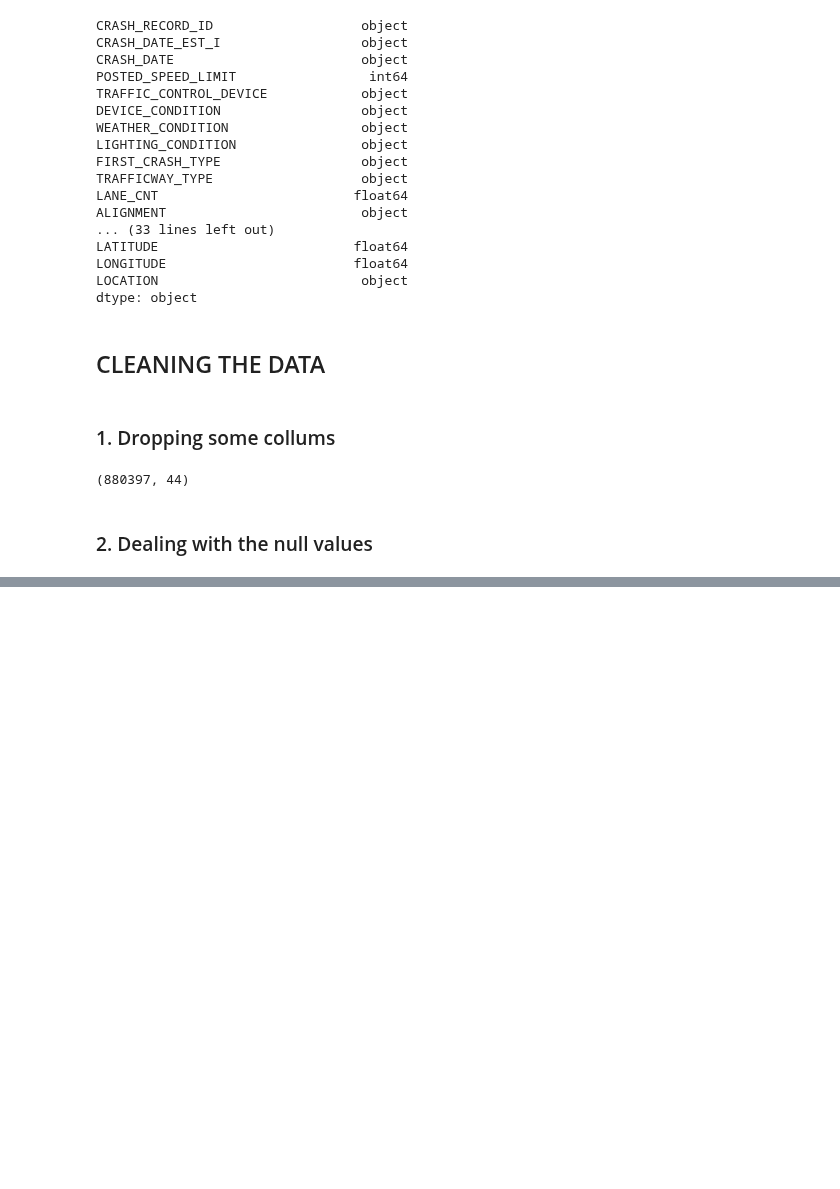
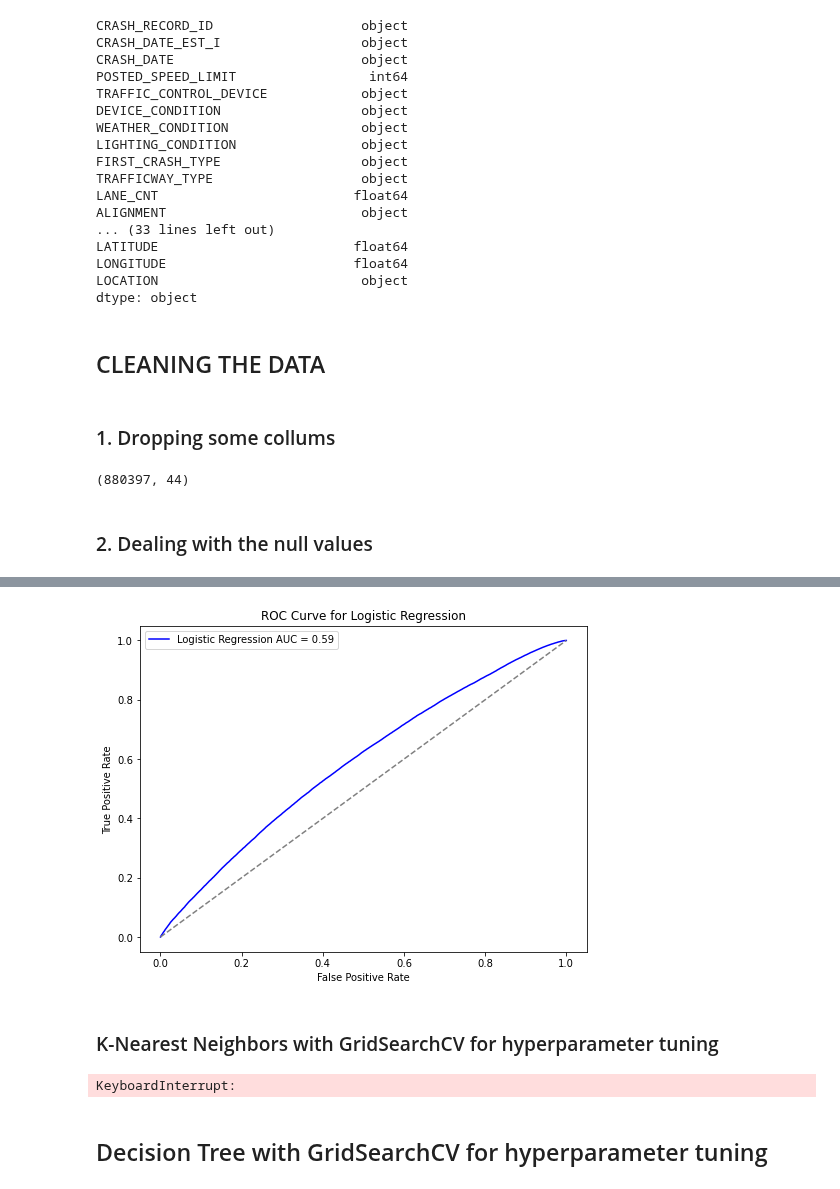
Before and after one commit to Cynthia-Njambi/City-of-Chicago-Traffic-Crashes-Project, a Jupyter notebook: groups/aggrey.ipynb, the cells around one changed output, grey strips where cells are left out. Drawn from its saved outputs; the diff is of its cells as text; code cells hidden in the pictures; blank space fills up the shorter version.

```diff
--- a/groups/aggrey.ipynb
+++ b/groups/aggrey.ipynb
@@ -115,0 +309,48 @@ df1.shape
+# %%
+y_prob_logreg = logreg.predict_proba(X_test_pca)[:, 1]
+fpr, tpr, thresholds = roc_curve(y_test, y_prob_logreg, pos_label=1)
+roc_auc = auc(fpr, tpr)
+
+plt.figure(figsize=(8, 6))
+plt.plot(fpr, tpr, color='blue', label=f'Logistic Regression AUC = {roc_auc:.2f}')
+plt.plot([0, 1], [0, 1], color='gray', linestyle='--')
+plt.xlabel('False Positive Rate')
+plt.ylabel('True Positive Rate')
+plt.title('ROC Curve for Logistic Regression')
+plt.legend()
+plt.show()
+# %% [output]
+[figure, added]
+# %% [markdown]
+### K-Nearest Neighbors with GridSearchCV for hyperparameter tuning
+# %%
+from sklearn.model_selection import GridSearchCV
+from sklearn.neighbors import KNeighborsClassifier
+from sklearn.tree import DecisionTreeClassifier, plot_tree
+
+
+
+knn = KNeighborsClassifier()
+param_grid_knn = {'n_neighbors': [3, 5, 7]}
+grid_search_knn = GridSearchCV(knn, param_grid_knn, cv=5)
+grid_search_knn.fit(X_train_pca, y_train)
+print("\nBest Hyperparameters for KNN:", grid_search_knn.best_params_)
+y_pred_knn = grid_search_knn.predict(X_test_pca)
+
+
+accuracy_rf = accuracy_score(y_test, y_pred_knn)
+precision_rf = precision_score(y_test, y_pred_knn)
+recall_rf = recall_score(y_test, y_pred_knn)
+f1_rf = f1_score(y_test, y_pred_knn)
+
+# Print the evaluation metrics
+print("Cross-Validation Accuracy:", accuracy_rf)
+print("Precision:", precision_rf)
+print("Recall:", recall_rf)
+print("F1-score:", f1_rf)
+
+
+print("Confusion Matrix (Test Data):")
+print(confusion_matrix(y_test, y_pred_knn))
+# %% [output]
+KeyboardInterrupt:
@@ -115,0 +371,2 @@ df1.shape
+# %% [markdown]
+## Decision Tree with GridSearchCV for hyperparameter tuning
```
Also changed, not shown: parts of 26 cells of this notebook.
